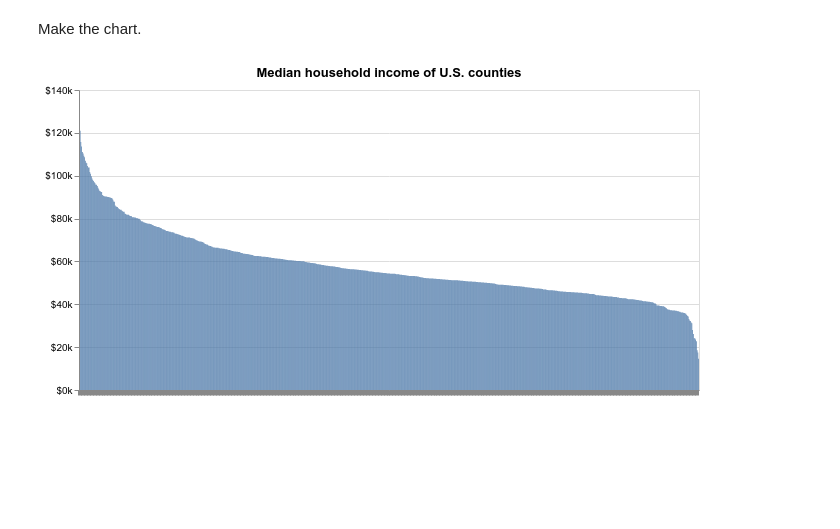
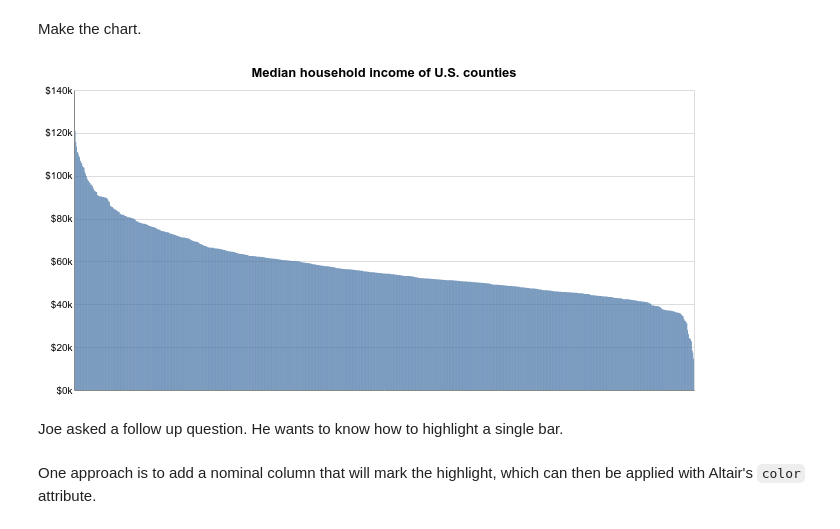
Before and after one commit to datadesk/altair-column-sort-example, a Jupyter notebook: notebook.ipynb, the cells around one changed output. Saved outputs shown, nothing was run; the diff lists cells and outputs as text; code cells hidden in the pictures; blank space fills up the shorter version.

Commit message:
Answered Joe's followup

```diff
--- a/notebook.ipynb
+++ b/notebook.ipynb
@@ -25,22 +25,26 @@ Make the chart.
 # %%
 alt.Chart(df, title="Median household income of U.S. counties").mark_bar().encode(
     x=alt.X(
         "name:N",
-        axis=alt.Axis(labels=False, title=""),  # Remove all x-axis labels
+        axis=alt.Axis(labels=False, title="", ticks=False),  # Remove all x-axis labels
         # Here's where you can resort the order of the columns on the x-axis
         sort=alt.SortField(
             # This SortField class requires at least three inputs,
             # which does seem like overkill. I'd like to see a simpler
             # way to pull this off.
             field='b19013001',  # First the field you want to sort on
             op='sum',  # Then the operation to run on that field. In this case, we just total the value.
             order="descending"  # Finally, the order to sort.
         )
     ),
     y=alt.Y(
         "b19013001:Q",
-        axis=alt.Axis(title="", format="$s")  # Tidy up the dollar labels
+        axis=alt.Axis(title="", format="$s", ticks=False)  # Tidy up the dollar labels
     )
 ).properties(width=620)  # We can cram in the bars and make them small by restricting the width
 # %% [output]
-[figure, old version]
+[figure, new version]
+# %% [markdown]
+Joe asked a follow up question. He wants to know how to highlight a single bar.
+# %% [markdown]
+One approach is to add a nominal column that will mark the highlight, which can then be applied with Altair's `color` attribute.
```
Also changed, not shown: parts of 2 cells of this notebook.
